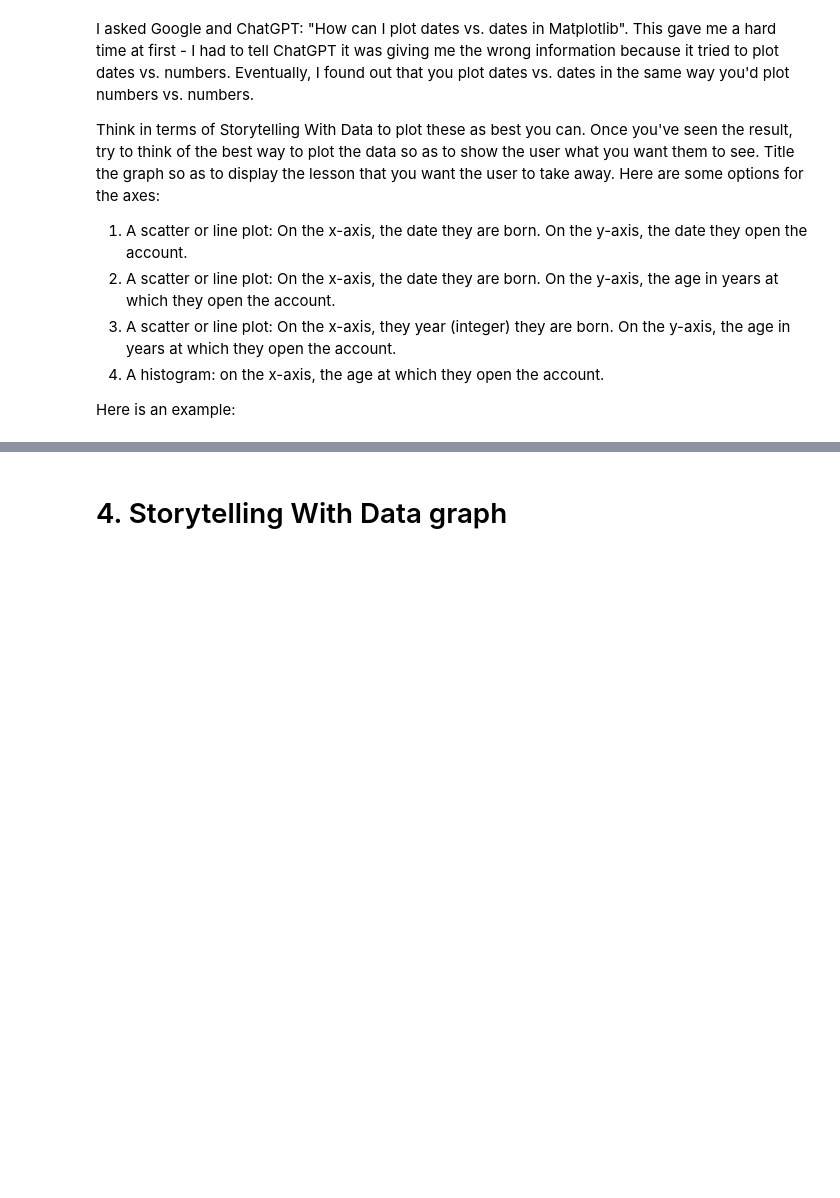
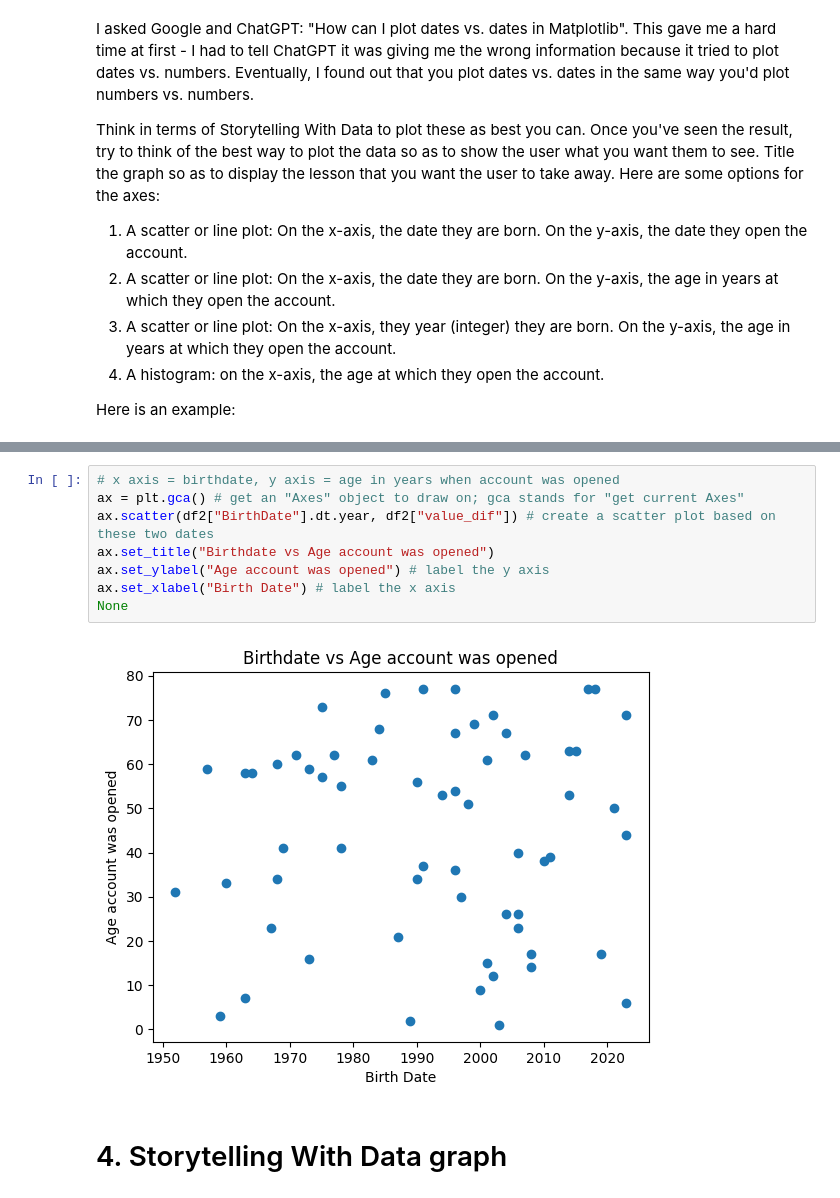
Before and after one commit to jtvon/2025-spring-B2, a Jupyter notebook: Week1.ipynb, the cells around one changed output, grey strips where cells are left out. Cells and saved outputs as stored; diff of their text form; blank space fills up the shorter version.

```diff
--- a/Week1.ipynb
+++ b/Week1.ipynb
@@ -421,3 +509,13 @@ ax.set_xlabel("Birth Date") # label the x axis
+# %%
+# x axis = birthdate, y axis = age in years when account was opened
+ax = plt.gca() # get an "Axes" object to draw on; gca stands for "get current Axes"
+ax.scatter(df2["BirthDate"].dt.year, df2["value_dif"]) # create a scatter plot based on these two dates
+ax.set_title("Birthdate vs Age account was opened")
+ax.set_ylabel("Age account was opened") # label the y axis
+ax.set_xlabel("Birth Date") # label the x axis
+None
+# %% [output]
+[figure, added]
 # %% [markdown]
 # 4. Storytelling With Data graph
 # %% [markdown]
```
Also changed, not shown: parts of 9 cells of this notebook.
